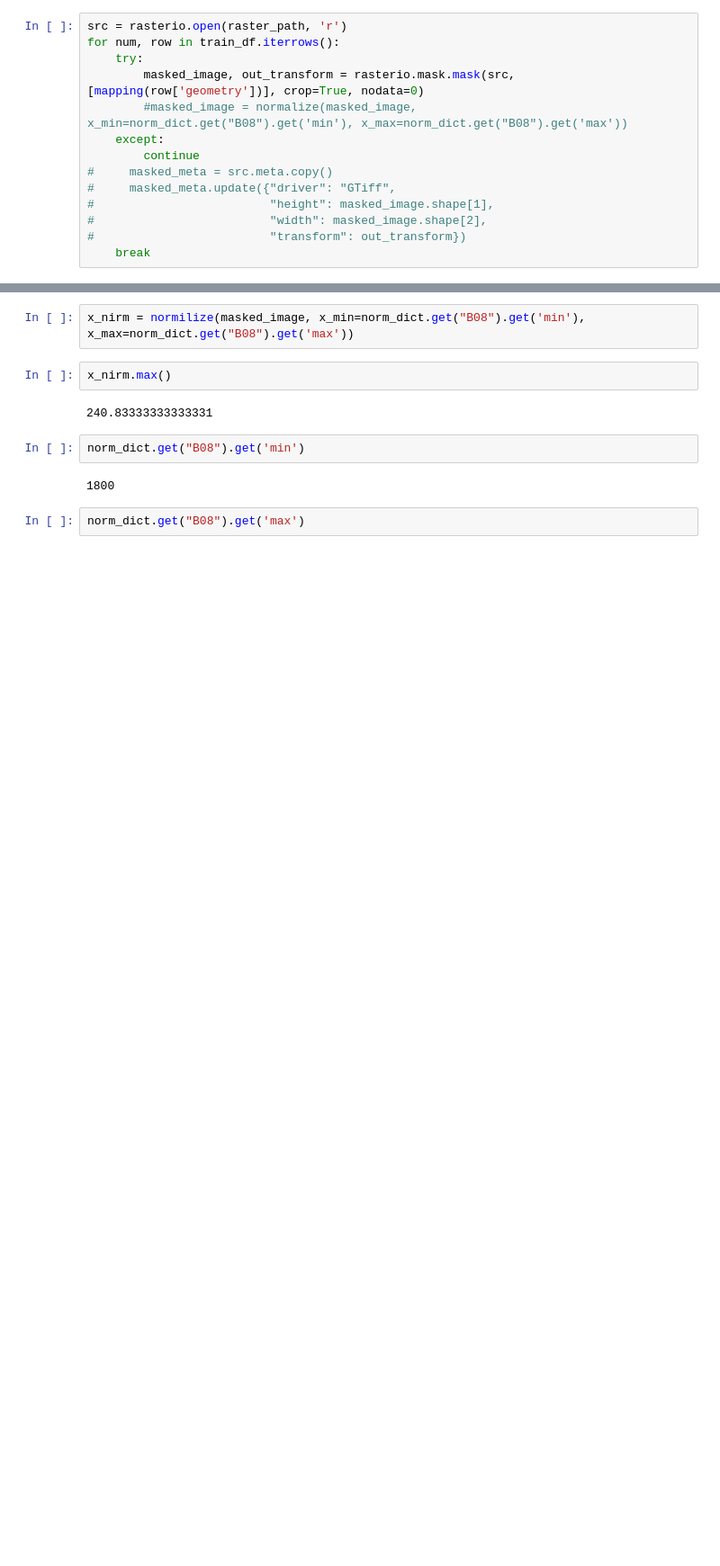
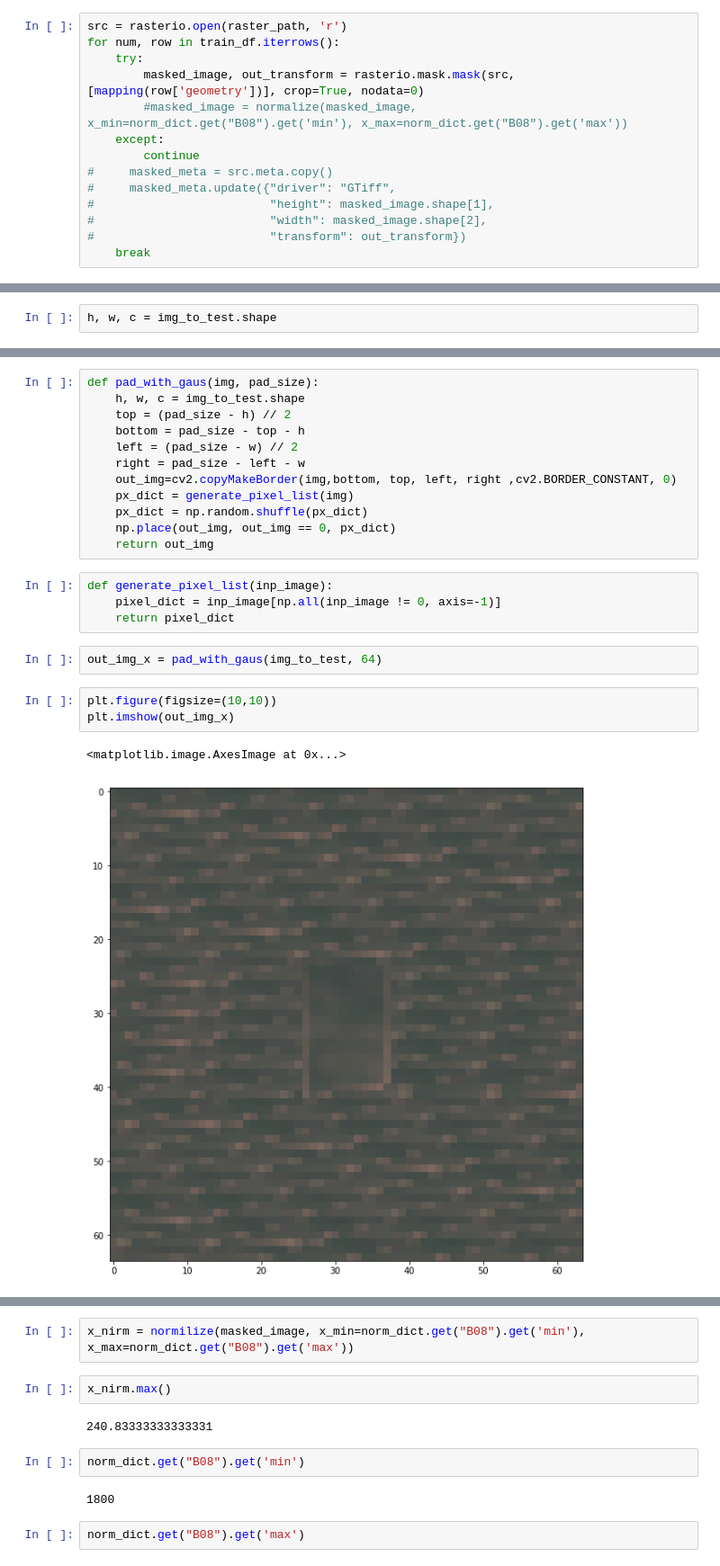
Before and after one commit to Justdjent/crop_field_classification, a Jupyter notebook: notebook/prepare_data.ipynb, the cells around one changed output, grey strips where cells are left out. Shown: that part at 90% size. Drawn from its saved outputs; the diff is of its cells as text; blank space fills up the shorter version.

```diff
--- a/notebook/prepare_data.ipynb
+++ b/notebook/prepare_data.ipynb
@@ -73,0 +75,2 @@ for num, row in train_df.iterrows():
+# %%
+h, w, c = img_to_test.shape
@@ -73,0 +83,24 @@ for num, row in train_df.iterrows():
+# %%
+def pad_with_gaus(img, pad_size):
+    h, w, c = img_to_test.shape
+    top = (pad_size - h) // 2
+    bottom = pad_size - top - h
+    left = (pad_size - w) // 2
+    right = pad_size - left - w
+    out_img=cv2.copyMakeBorder(img,bottom, top, left, right ,cv2.BORDER_CONSTANT, 0)
+    px_dict = generate_pixel_list(img)
+    px_dict = np.random.shuffle(px_dict)
+    np.place(out_img, out_img == 0, px_dict)
+    return out_img
+# %%
+def generate_pixel_list(inp_image):
+    pixel_dict = inp_image[np.all(inp_image != 0, axis=-1)]
+    return pixel_dict
+# %%
+out_img_x = pad_with_gaus(img_to_test, 64)
+# %%
+plt.figure(figsize=(10,10))
+plt.imshow(out_img_x)
+# %% [output]
+<matplotlib.image.AxesImage at 0x...>
+[figure, added]
```
Also changed, not shown: parts of 17 cells of this notebook, 2 other files.
